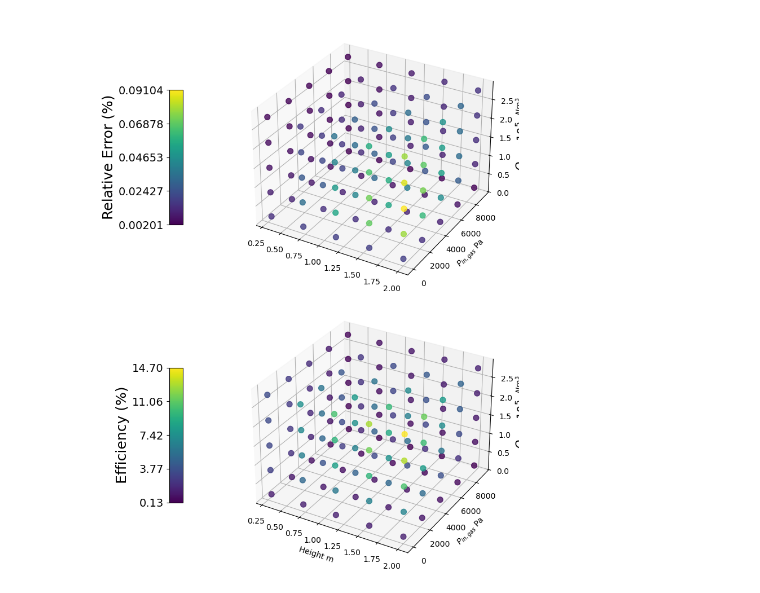
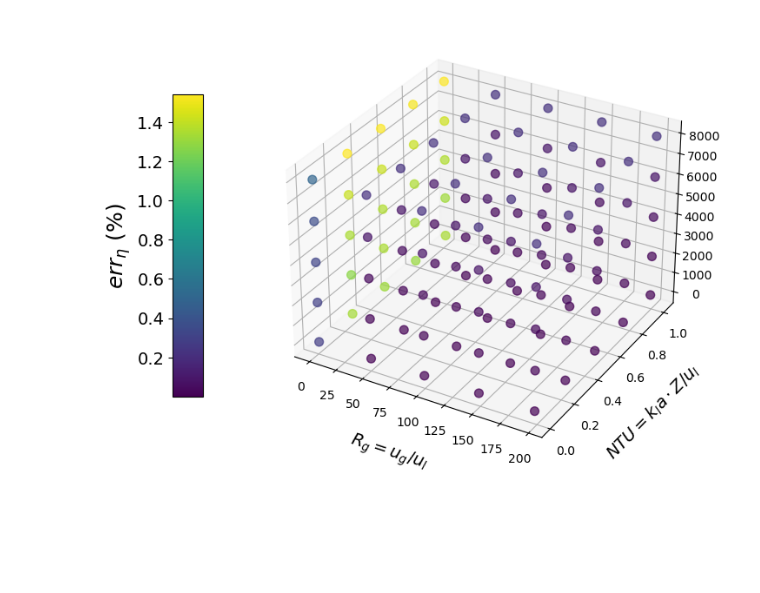
Before and after one commit to gabriele-ferrero/TRIOMA_Verification, a Jupyter notebook: GLC_Verification/GLC_ms.ipynb, the cells around one changed output. Drawn from its saved outputs; the diff is of its cells as text; code cells hidden in the pictures; blank space fills up the shorter version.

```diff
--- a/GLC_Verification/GLC_ms.ipynb
+++ b/GLC_Verification/GLC_ms.ipynb
@@ -97,45 +91,55 @@ scatter_mat[:,4]=scatter_mat[:,4]*100
+# %%
+import numpy as np
+# scatter_mat_file_path = 'scatter_mat_glc_ms.txt'
+# scatter_mat = np.loadtxt(scatter_mat_file_path, delimiter=',', skiprows=1)
+import matplotlib.pyplot as plt
+from matplotlib import cm
+
+# Do not modify the original data
+plot_data = np.asarray(scatter_mat, dtype=float).copy()
+
+# Convert error and efficiency to percent
+plot_data[:, 3] *= 100
+plot_data[:, 4] *= 100
+
+def _label_axes(ax):
+    ax.set_xlabel(r'$R_g = u_g/u_l$', fontsize=14, labelpad=12)
+    ax.set_ylabel(r'$NTU = k_l a \cdot Z / u_l$', fontsize=14, labelpad=12)
+    ax.set_zlabel(r'$p_{in,g}$ (Pa)', fontsize=14, labelpad=15)
 # %%
+cmap = cm.get_cmap('viridis')
+norm1 = plt.Normalize(vmin=abs(plot_data[:, 3]).min(), vmax=abs(plot_data[:, 3]).max())
+norm2 = plt.Normalize(vmin=abs(plot_data[:, 4]).min(), vmax=abs(plot_data[:, 4]).max())
+colors1 = np.array([
+    (1, 0, 0, 1) if value > 5 else cmap(norm1(value))  # (1, 0, 0, 1) is red in RGBA
+    for value in abs(plot_data[:, 3])
+])
+colors2 = np.array([cmap(norm2(value)) for value in abs(plot_data[:, 4])])
 
-# Normalize the colors based on the values in scatter_mat[:, 3] and scatter_mat[:, 4]
-cmap = cm.get_cmap('viridis')
-norm1 = plt.Normalize(vmin=abs(scatter_mat[:, 3]).min(), vmax=abs(scatter_mat[:, 3]).max())
-norm2 = plt.Normalize(vmin=abs(scatter_mat[:, 4]).min(), vmax=abs(scatter_mat[:, 4]).max())
+# Relative error
+fig1 = plt.figure(figsize=(9, 8))
+ax1 = fig1.add_subplot(projection='3d')
+sc1 = ax1.scatter(plot_data[:, 1], plot_data[:, 0], plot_data[:, 2], c=colors1, s=50, alpha=0.7)
+cbar1 = fig1.colorbar(cm.ScalarMappable(norm=norm1, cmap=cmap), ax=ax1, shrink=0.5, aspect=10, location='left')
+cbar1.set_label(r'$err_{\eta}$ (%)', fontsize=18)
+cbar1.ax.tick_params(labelsize=14)
+_label_axes(ax1)
+# NOTE: bbox_inches='tight' clips mplot3d z-labels (matplotlib cannot compute a
+# correct tight bbox for 3D axis labels), so reserve margin manually instead.
+fig1.subplots_adjust(left=0.05, right=0.80, bottom=0.08, top=0.95)
+plt.savefig('ms_GLC_verification_error.png', dpi=300)
+plt.show()
 
-colors1 = np.array([
-    (1, 0, 0, 1) if value > 1 else cmap(norm1(value))  # (1, 0, 0, 1) is red in RGBA
-    for value in abs(scatter_mat[:, 3])
-])
-colors2 = np.array([
-    cmap(norm2(value))  # Normalize based on scatter_mat[:, 4]
-    for value in abs(scatter_mat[:, 4])
-])
-
-# Create a figure with two subplots
-fig, (ax1, ax2) = plt.subplots(2, 1, figsize=(10, 10), subplot_kw={'projection': '3d'})
-
-# First subplot
-sc1 = ax1.scatter(scatter_mat[:, 0], scatter_mat[:, 1], scatter_mat[:, 2]*1E5, c=colors1, s=50, alpha=0.8)
-cbar1 = plt.colorbar(cm.ScalarMappable(norm=norm1, cmap=cmap), ax=ax1, shrink=0.5, aspect=10,location='left')
-cbar1.set_label('Relative Error (%)',fontsize=18)
-cbar1.ax.tick_params(labelsize=14)
-# Set ticks in colorbar according to scatter_mat[:, 3]
-cbar1.set_ticks(np.linspace(abs(scatter_mat[:, 3]).min(), abs(scatter_mat[:, 3]).max(), num=5))
-
-# Second subplot
-sc2 = ax2.scatter(scatter_mat[:, 0], scatter_mat[:, 1], scatter_mat[:, 2]*1E5, c=colors2, s=50, alpha=0.8)
-cbar2 = plt.colorbar(cm.ScalarMappable(norm=norm2, cmap=cmap), ax=ax2, shrink=0.5, aspect=10,location='left')
-cbar2.set_label('Efficiency (%)', fontsize=18)
-# Set ticks in colorbar according to scatter_mat[:, 4]
-cbar2.set_ticks(np.linspace(abs(scatter_mat[:, 4]).min(), abs(scatter_mat[:, 4]).max(), num=5))
+# Efficiency
+fig2 = plt.figure(figsize=(9, 8))
+ax2 = fig2.add_subplot(projection='3d')
+sc2 = ax2.scatter(plot_data[:, 1], plot_data[:, 0], plot_data[:, 2], c=colors2, s=50, alpha=0.7)
+cbar2 = fig2.colorbar(cm.ScalarMappable(norm=norm2, cmap=cmap), ax=ax2, shrink=0.5, aspect=10, location='left')
+cbar2.set_label(r'$\eta$ (%)', fontsize=18)
 cbar2.ax.tick_params(labelsize=14)
-#ax1.set_xlabel(r'Height m ')
-ax1.set_ylabel(r'$P_{in,gas}$ Pa')
-ax1.set_zlabel(r'$Q_{gas}$ $\cdot 10^5$  $\frac{Nm^3}{s}$',fontsize=14)
-ax2.set_xlabel(r'Height m ')
-ax2.set_ylabel(r'$P_{in,gas}$ Pa')
-ax2.set_zlabel(r'$Q_{gas}$ $\cdot 10^5$  $\frac{Nm^3}{s}$',fontsize=14)
-plt.tight_layout()
-plt.savefig('ms_GLC_verification.png', dpi=300)
+_label_axes(ax2)
+fig2.subplots_adjust(left=0.05, right=0.80, bottom=0.08, top=0.95)
+plt.savefig('ms_GLC_verification_efficiency.png', dpi=300)
 plt.show()
 # %% [output]
-[figure, old version]
+[figure, new version]
```
Also changed, not shown: parts of 7 cells of this notebook, 8 other files.
